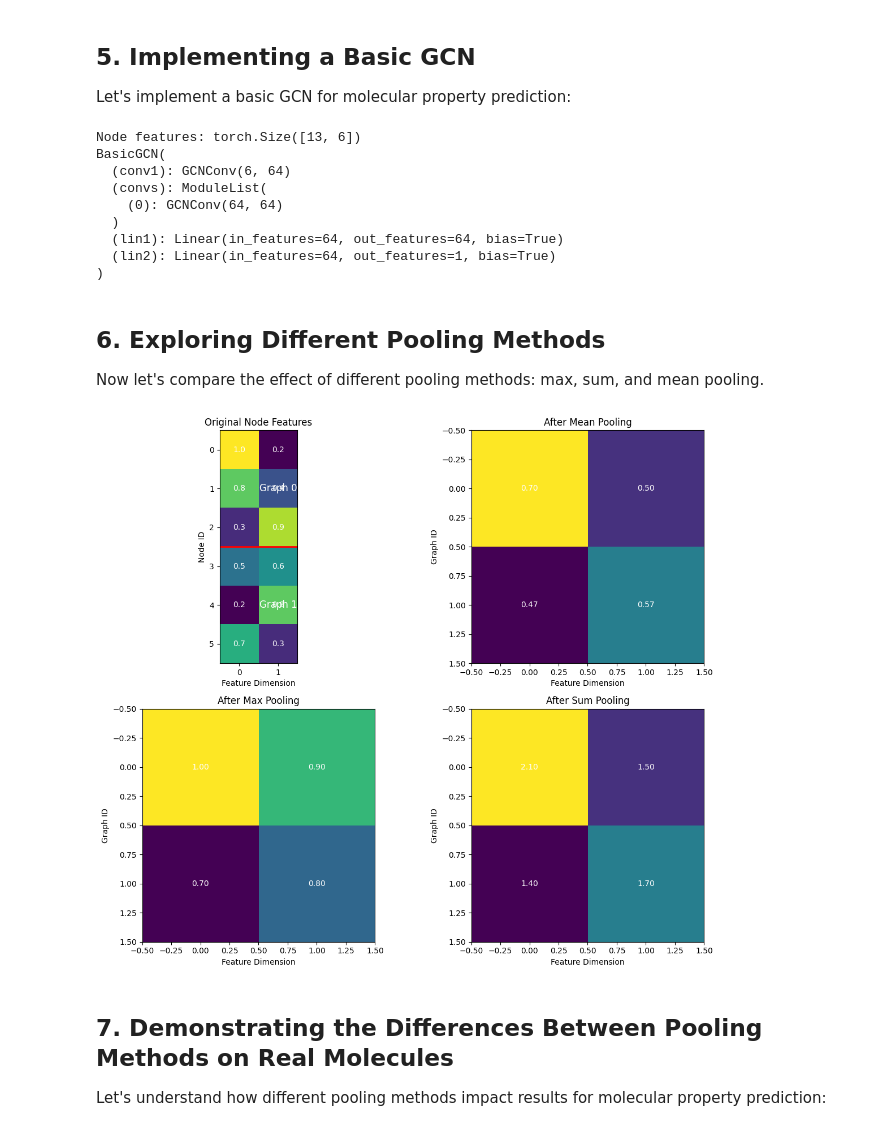
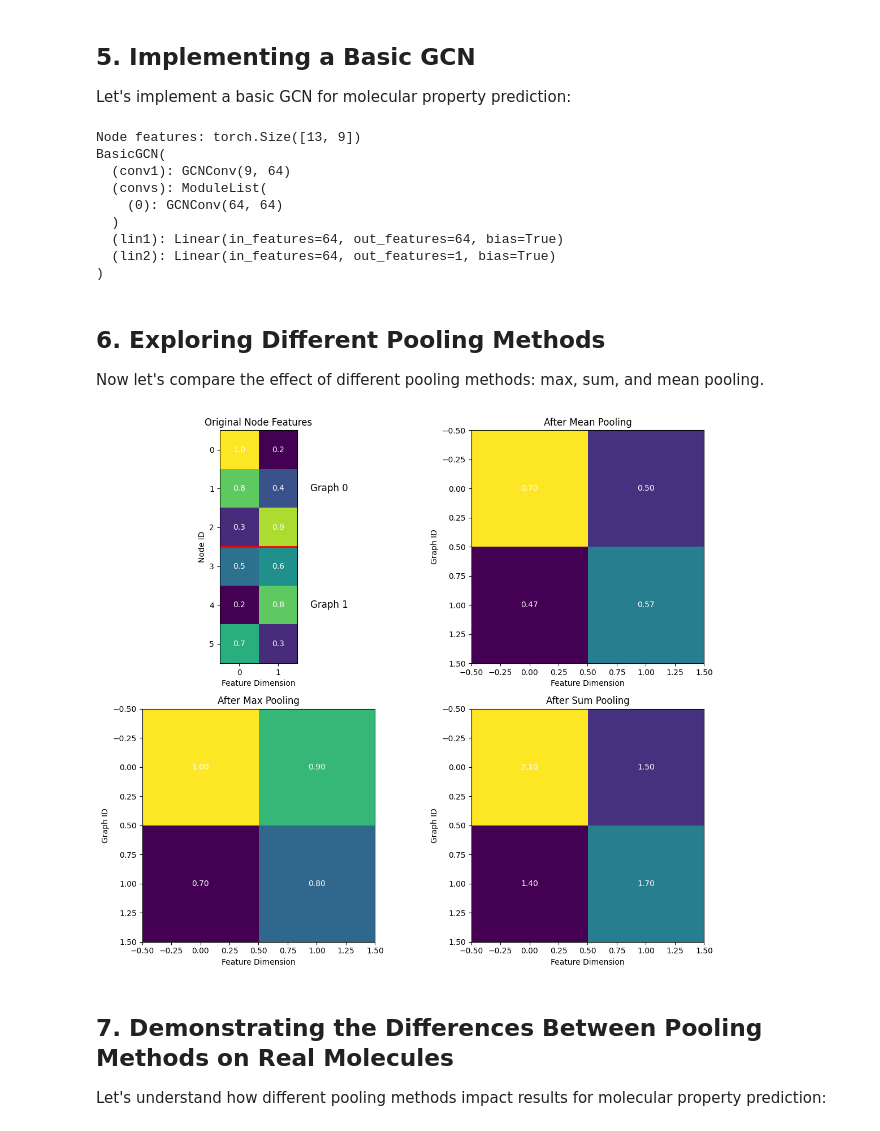
Before and after one commit to HFooladi/GNNs-For-Chemists, a Jupyter notebook: notebooks/04_GNN_GCN.ipynb, the cells around one changed output. Saved outputs shown, nothing was run; the diff lists cells and outputs as text; code cells hidden in the pictures.

```diff
--- a/notebooks/04_GNN_GCN.ipynb
+++ b/notebooks/04_GNN_GCN.ipynb
@@ -341,12 +349,12 @@ class BasicGCN(nn.Module):
 # Create a simple model to demonstrate
 sample_data = mol_to_graph(example_molecules["Aspirin"])
 print(f"Node features: {sample_data.x.shape}")
-model = BasicGCN(sample_data.x.shape[1], 64, 1)
+model = BasicGCN(sample_data.x.shape[1], 64, 1, 2)
 print(model)
 # %% [output]
-Node features: torch.Size([13, 6])
+Node features: torch.Size([13, 9])
 BasicGCN(
-  (conv1): GCNConv(6, 64)
+  (conv1): GCNConv(9, 64)
   (convs): ModuleList(
     (0): GCNConv(64, 64)
   )
@@ -428,8 +436,8 @@ def visualize_pooling_operations():
 
     # Add dividing line between graphs
     ax.axhline(y=2.5, color='red', linestyle='-', linewidth=2)
-    ax.text(node_features.size(1) - 0.5, 1, "Graph 0", ha="right", va="center", color="white", fontsize=12)
-    ax.text(node_features.size(1) - 0.5, 4, "Graph 1", ha="right", va="center", color="white", fontsize=12)
+    ax.text(node_features.size(1) + 0.8, 1, "Graph 0", ha="right", va="center", color="black", fontsize=12)
+    ax.text(node_features.size(1) + 0.8, 4, "Graph 1", ha="right", va="center", color="black", fontsize=12)
 
     # Mean pooling
     ax = axes[0, 1]
@@ -446,34 +454,34 @@ def visualize_pooling_operations():
     # Max pooling
     ax = axes[1, 0]
     ax.imshow(max_pooled.numpy(), cmap='viridis')
     ax.set_title("After Max Pooling")
     ax.set_xlabel("Feature Dimension")
     ax.set_ylabel("Graph ID")
 
     for i in range(max_pooled.size(0)):
         for j in range(max_pooled.size(1)):
             ax.text(j, i, f"{max_pooled[i, j]:.2f}",
                    ha="center", va="center", color="white")
 
     # Sum pooling
     ax = axes[1, 1]
     ax.imshow(sum_pooled.numpy(), cmap='viridis')
     ax.set_title("After Sum Pooling")
     ax.set_xlabel("Feature Dimension")
     ax.set_ylabel("Graph ID")
 
     for i in range(sum_pooled.size(0)):
         for j in range(sum_pooled.size(1)):
             ax.text(j, i, f"{sum_pooled[i, j]:.2f}",
                    ha="center", va="center", color="white")
 
     plt.tight_layout()
     plt.show()
 
 # Visualize how the different pooling operations work
 visualize_pooling_operations()
 # %% [output]
-[figure, old version]
+[figure, new version]
 # %% [markdown]
 ## 7. Demonstrating the Differences Between Pooling Methods on Real Molecules <a name="demonstrate-pooling"></a>
 
```
Also changed, not shown: parts of 7 cells of this notebook.
